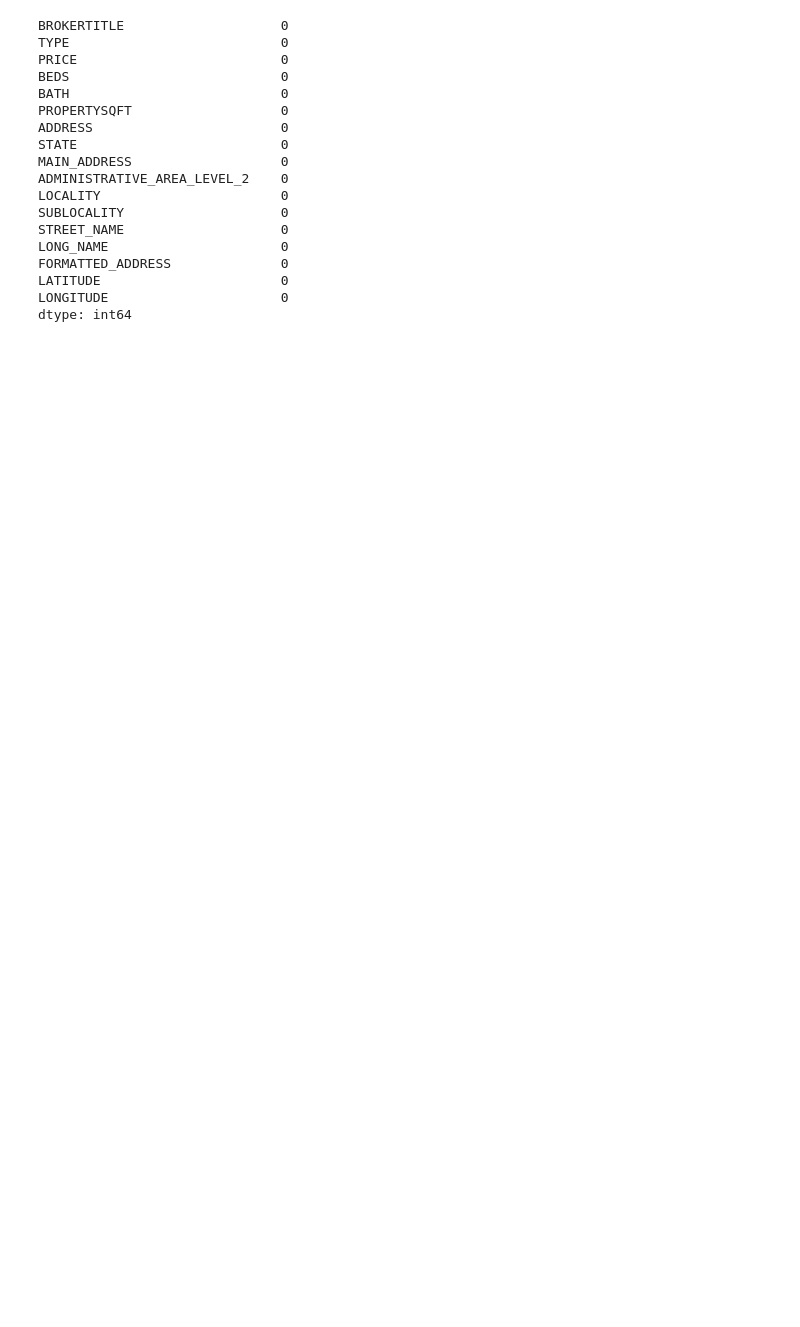
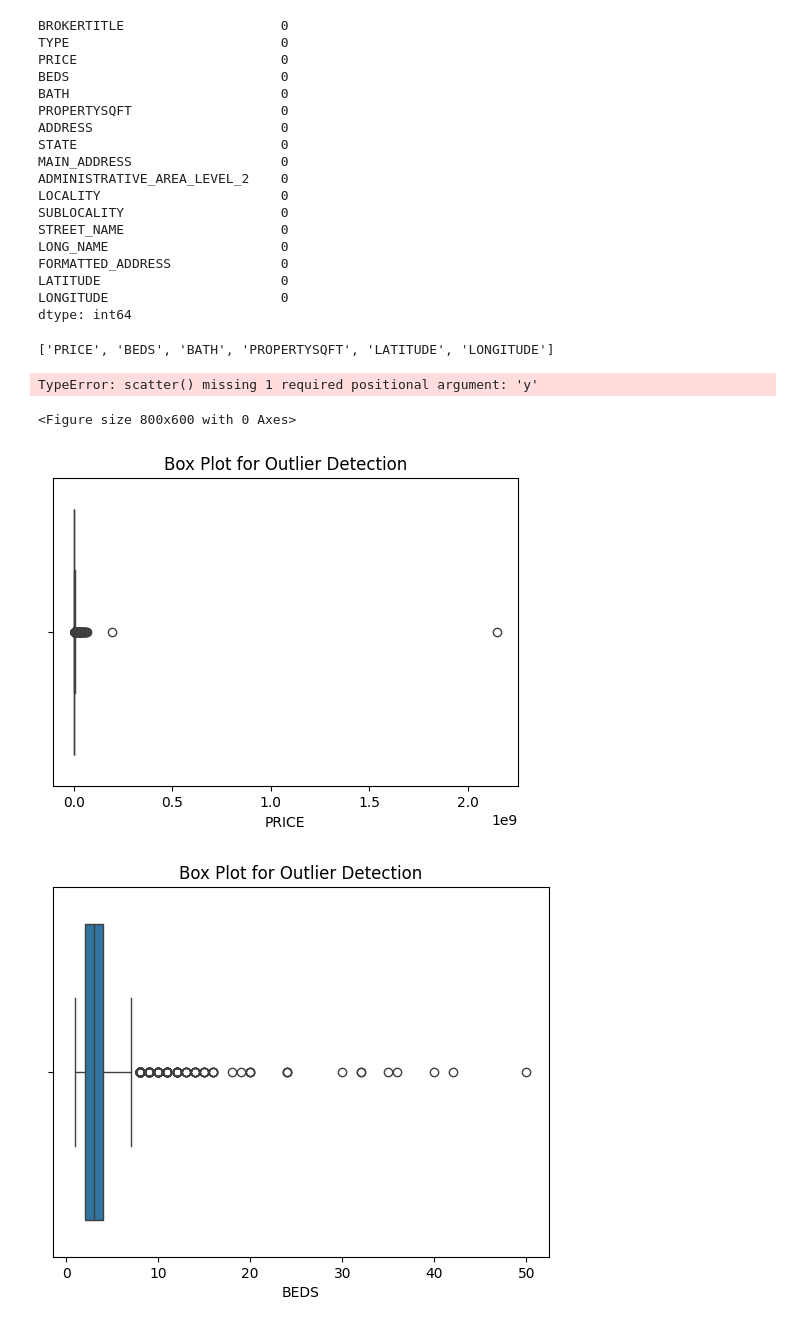
Before and after one commit to amanpreet60/Market_ml_system, a Jupyter notebook: index.ipynb, the cells around one changed output. Drawn from its saved outputs; the diff is of its cells as text; code cells hidden in the pictures; blank space fills up the shorter version.

```diff
--- a/index.ipynb
+++ b/index.ipynb
@@ -31,3 +33,14 @@ FORMATTED_ADDRESS              0
 LATITUDE                       0
 LONGITUDE                      0
 dtype: int64
+# %%
+numeric_features = df.select_dtypes(include=['int64','float64']).columns.tolist()
+print(numeric_features)
+# %% [output]
+['PRICE', 'BEDS', 'BATH', 'PROPERTYSQFT', 'LATITUDE', 'LONGITUDE']
+# %%
+plt.figure(figsize=(8, 6))
+plt.scatter(df['LATITUDE'], c='red', alpha=0.6, edgecolors='black')
+# %% [output]
+TypeError: scatter() missing 1 required positional argument: 'y'
+<Figure size 800x600 with 0 Axes>
@@ -33,0 +49,17 @@ dtype: int64
+# %%
+plt.figure(figsize=(6, 4))
+sns.boxplot(x=df['PRICE'])
+plt.title("Box Plot for Outlier Detection")
+plt.show()
+sns.boxplot(x=df['BEDS'])
+plt.title("Box Plot for Outlier Detection")
+plt.show()
+sns.boxplot(x=df['BATH'])
+plt.title("Box Plot for Outlier Detection")
+plt.show()
+sns.boxplot(x=df['PROPERTYSQFT'])
+plt.title("Box Plot for Outlier Detection")
+plt.show()
+# %% [output]
+[figure, added]
+[figure, added]
```
Also changed, not shown: parts of 4 cells of this notebook, 4 other files.
